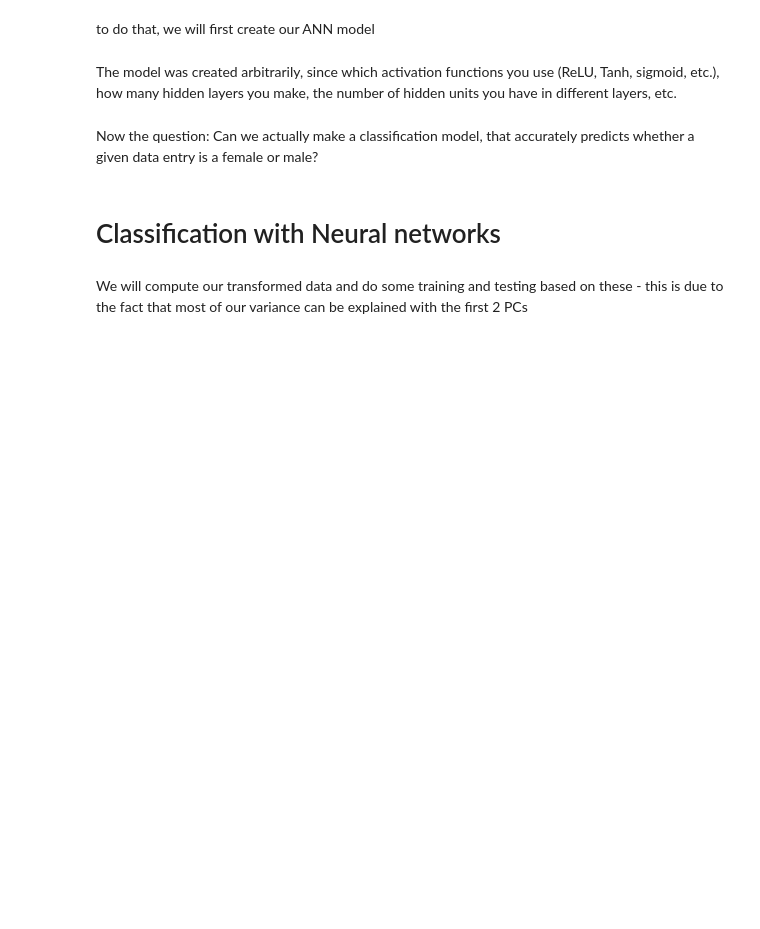
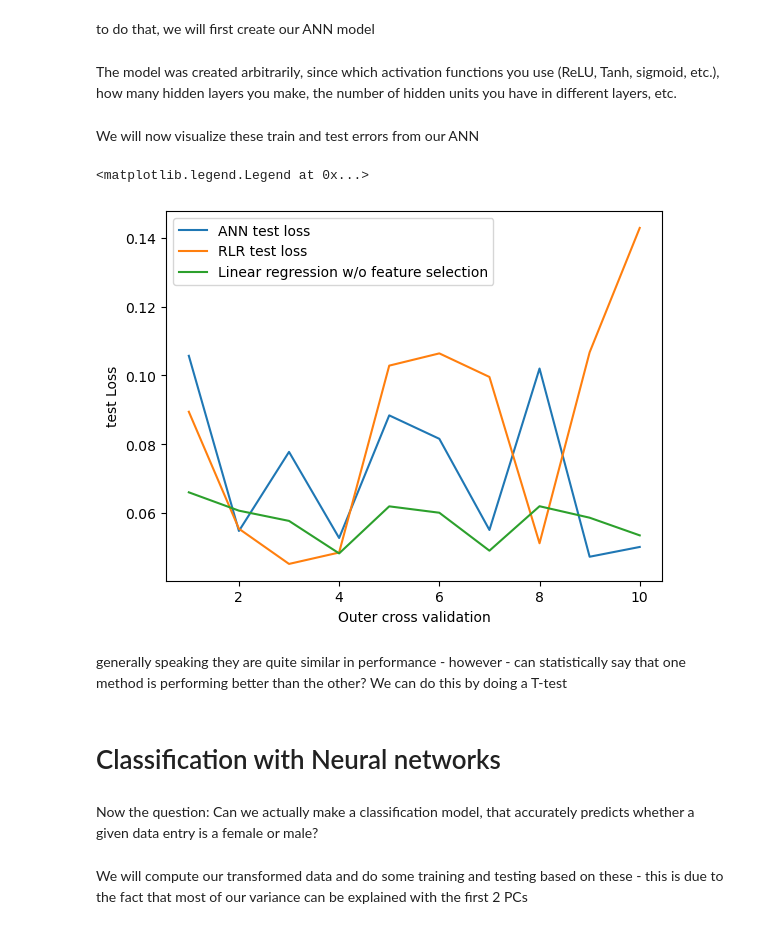
Before and after one commit to NusretSalli/ML-abalone, a Jupyter notebook: Abalone_ML.ipynb, the cells around one changed output. Drawn from its saved outputs; the diff is of its cells as text; code cells hidden in the pictures; blank space fills up the shorter version.

```diff
--- a/Abalone_ML.ipynb
+++ b/Abalone_ML.ipynb
@@ -598,3 +598,24 @@ for train_index_outer, test_index_outer in CV_outer.split(regression_data):
     error_ann[outer_counter] = np.min(error_inner_ann)
 
     outer_counter += 1
+# %% [markdown]
+We will now visualize these train and test errors from our ANN
+# %%
+outer_CV_range = np.arange(1,K+1) # range from 1 to 10
+
+plt.plot(outer_CV_range,error_ann, label = "ANN test loss")
+
+plt.plot(outer_CV_range,error_test_rlr, label = "RLR test loss")
+
+plt.plot(outer_CV_range,error_test, label = "Linear regression w/o feature selection")
+
+plt.ylabel("test Loss")
+
+plt.xlabel("Outer cross validation")
+
+plt.legend()
+# %% [output]
+<matplotlib.legend.Legend at 0x...>
+[figure, added]
+# %% [markdown]
+generally speaking they are quite similar in performance - however - can statistically say that one method is performing better than the other? We can do this by doing a T-test
@@ -601,7 +640,7 @@ for train_index_outer, test_index_outer in CV_outer.split(regression_data):
+# %% [markdown]
+# Classification with Neural networks
 # %% [markdown]
 Now the question: Can we actually make a classification model, that accurately predicts whether a given data entry is a female or male?
-# %% [markdown]
-# Classification with Neural networks
 # %% [markdown]
 We will compute our transformed data and do some training and testing based on these - this is due to the fact that most of our variance can be explained with the first 2 PCs
 # %%
```
Also changed, not shown: parts of 3 cells of this notebook.
